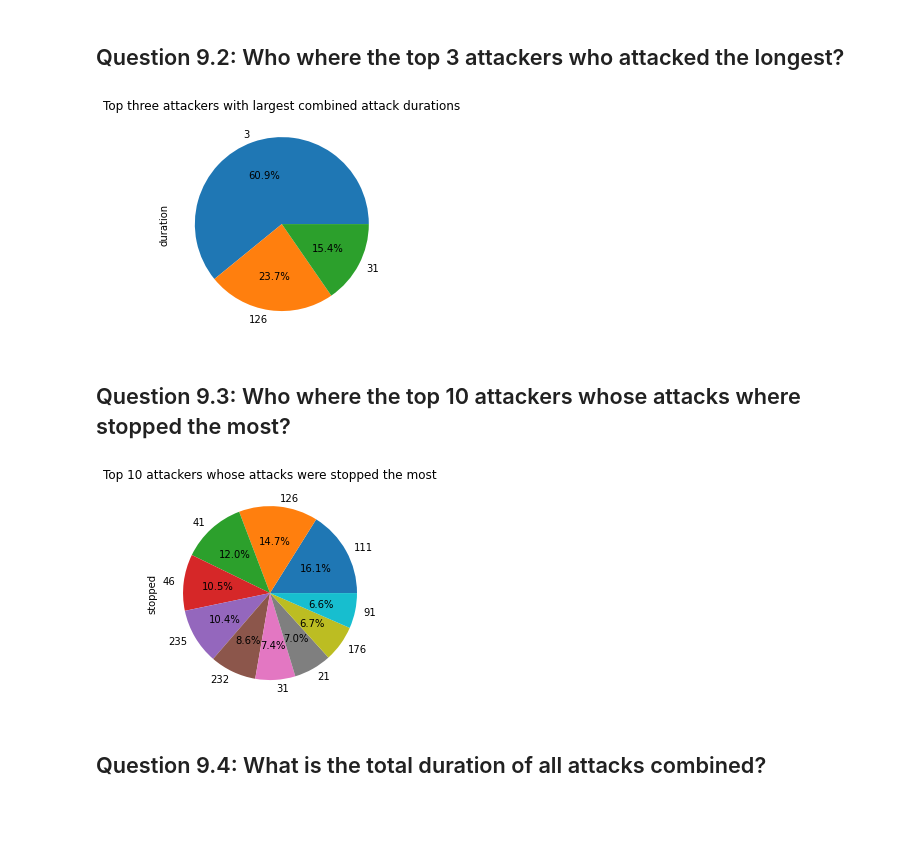
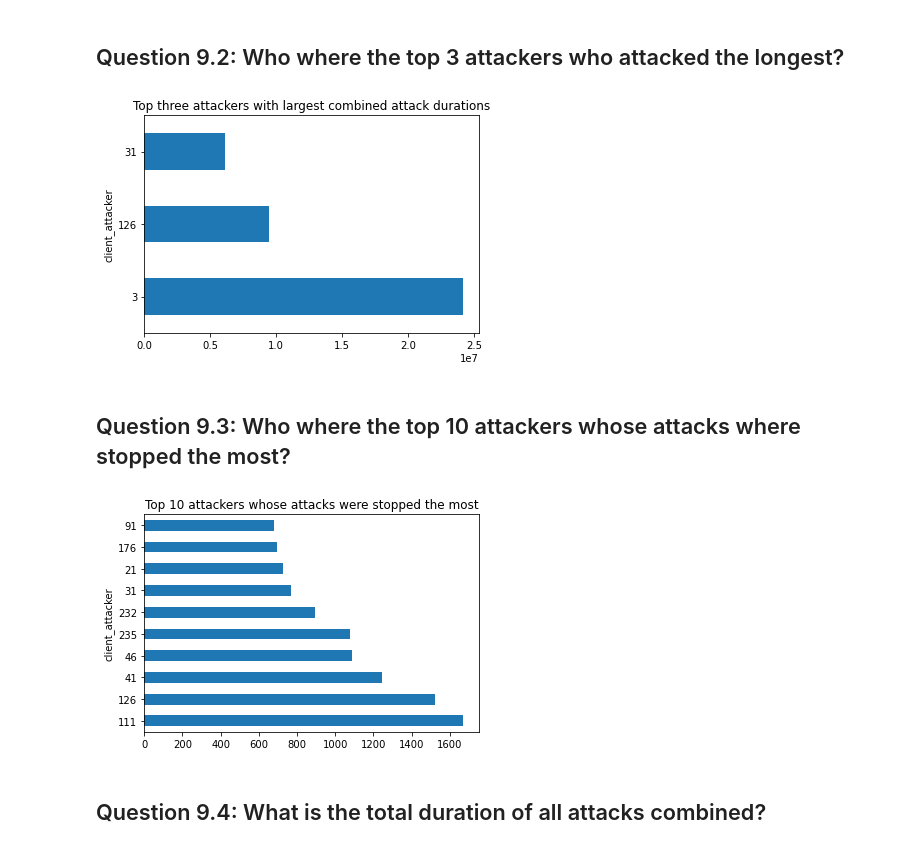
Before and after one commit to K0enM/MOD9, a Jupyter notebook: Booter Analysis/booter_database_analysis.ipynb, the cells around one changed output. Saved outputs shown, nothing was run; the diff lists cells and outputs as text; code cells hidden in the pictures; blank space fills up the shorter version.

```diff
--- a/Booter Analysis/booter_database_analysis.ipynb
+++ b/Booter Analysis/booter_database_analysis.ipynb
@@ -123,21 +126,21 @@ The total lifetime of this booter, calculated from the difference between the ti
 # %%
 fig, ax = plt.subplots(1)
 longest_attackers = attacks.groupby(['client_attacker'])['duration'].sum().sort_values(ascending=False)[:3]
-longest_attackers.plot(kind='pie', ax=ax, autopct='%1.1f%%')
+longest_attackers.plot(kind='barh', ax=ax)
 ax.set_title('Top three attackers with largest combined attack durations')
 plt.show()
 # %% [output]
-[figure, old version]
+[figure, new version]
 # %% [markdown]
 ## Question 9.3: Who where the top 10 attackers whose attacks where stopped the most?
 # %%
 fig, ax = plt.subplots(1)
 top_10_stopped_attackers = attacks.groupby('client_attacker')['stopped'].sum().sort_values(ascending=False)[:10]
-top_10_stopped_attackers.plot(kind='pie',ax=ax,autopct='%1.1f%%')
+top_10_stopped_attackers.plot(kind='barh',ax=ax)
 ax.set_title('Top 10 attackers whose attacks were stopped the most')
 plt.show()
 # %% [output]
-[figure, old version]
+[figure, new version]
 # %% [markdown]
 ## Question 9.4: What is the total duration of all attacks combined?
 # %%
```
Also changed, not shown: parts of 5 cells of this notebook.
